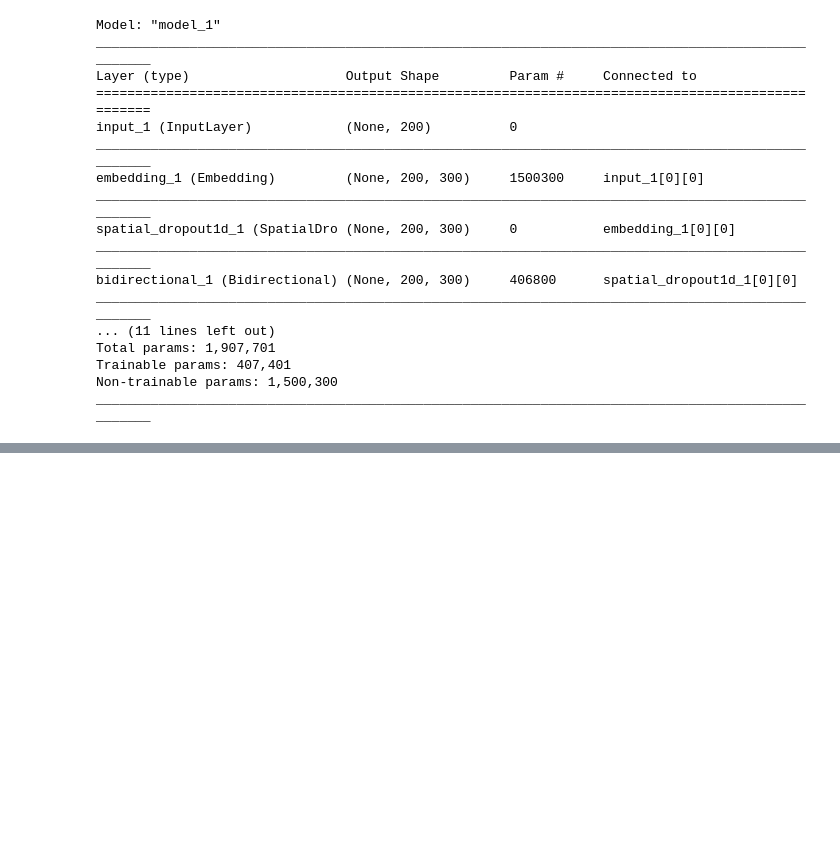
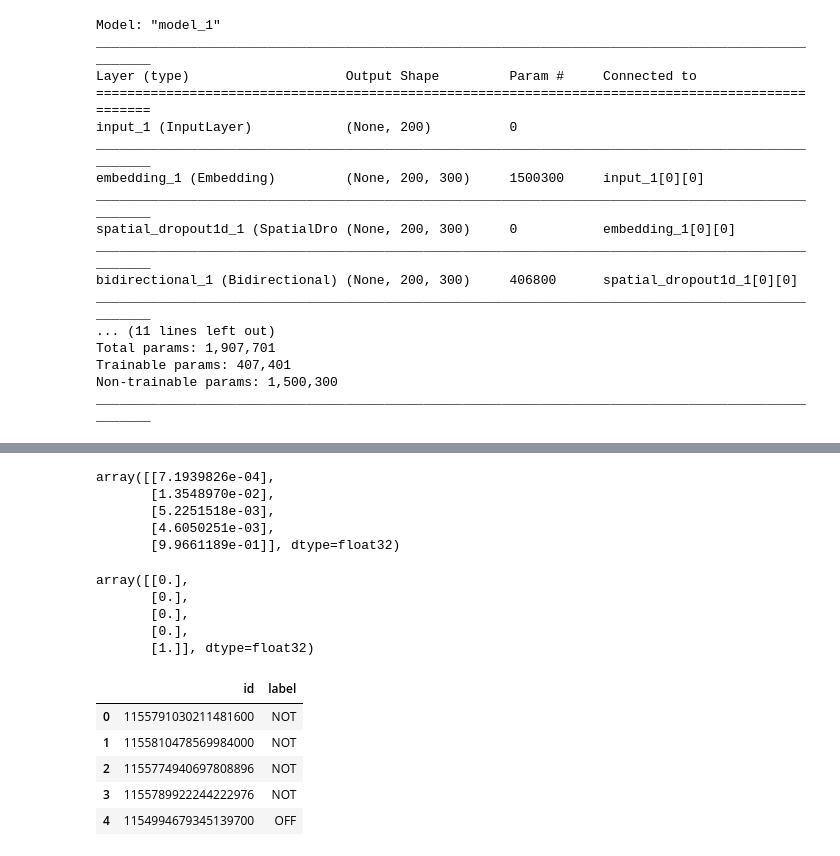
Before and after one commit to talhaanwarch/OffenseEval2020, a Jupyter notebook: English/sub/sub1.ipynb, the cells around one changed output, grey strips where cells are left out. Drawn from its saved outputs; the diff is of its cells as text; code cells hidden in the pictures; blank space fills up the shorter version.

```diff
--- a/English/sub/sub1.ipynb
+++ b/English/sub/sub1.ipynb
@@ -347,0 +338,4 @@ weighted avg       0.81      0.81      0.81     13240
+# %%
+y_test = model.predict(test_sequences_matrix, batch_size=32, verbose=1)
+np.save('sub1.npy',y_test)
+np.savetxt("sub1_array.csv", y_test, delimiter=",")
@@ -347,0 +344,33 @@ weighted avg       0.81      0.81      0.81     13240
+# %%
+y_test[0:5]
+# %% [output]
+array([[7.1939826e-04],
+       [1.3548970e-02],
+       [5.2251518e-03],
+       [4.6050251e-03],
+       [9.9661189e-01]], dtype=float32)
+# %%
+y_test[y_test>0.5]=1
+y_test[y_test<0.5]=0
+y_test[0:5]
+# %% [output]
+array([[0.],
+       [0.],
+       [0.],
+       [0.],
+       [1.]], dtype=float32)
+# %%
+y_test=y_test.astype('int16').ravel()
+y_test=le.inverse_transform(y_test)
+# %%
+y_test=pd.DataFrame(y_test,columns=['label'])
+y_test=pd.concat([test['id'], y_test['label']], axis=1)
+
+y_test.head()
+# %% [output]
+|  | id | label |
+| 0 | 1155791030211481600 | NOT |
+| 1 | 1155810478569984000 | NOT |
+| 2 | 1155774940697808896 | NOT |
+| 3 | 1155789922244222976 | NOT |
+| 4 | 1154994679345139700 | OFF |
```
Also changed, not shown: parts of 8 cells of this notebook.
